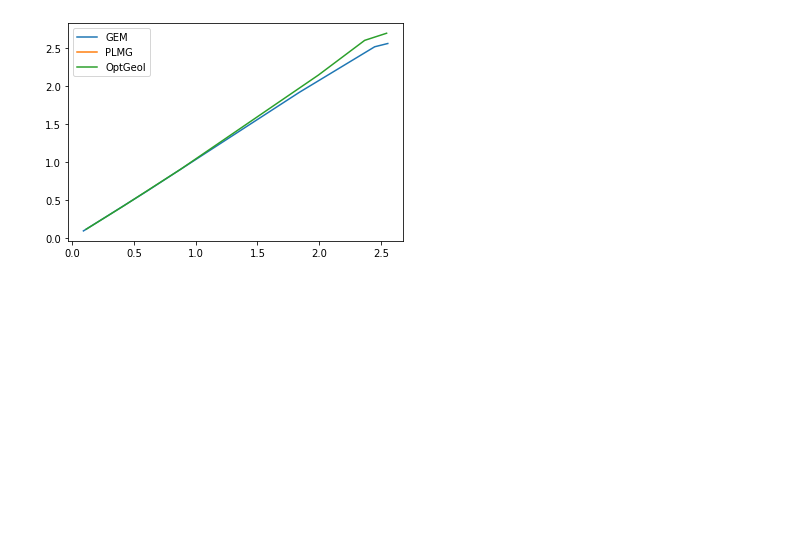
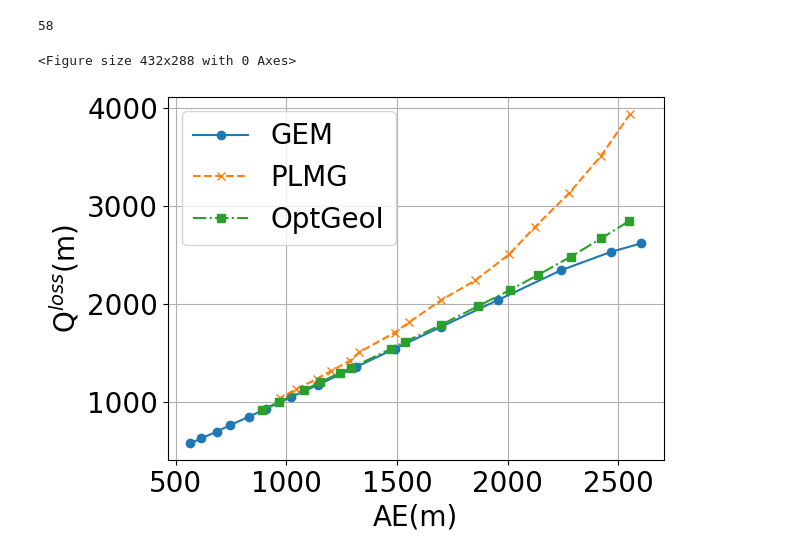
Before and after one commit to tkgsn/GeoGI, a Jupyter notebook: visualize.ipynb, the cells around one changed output. Cells and saved outputs as stored; diff of their text form; code cells hidden in the pictures; blank space fills up the shorter version.

```diff
--- a/visualize.ipynb
+++ b/visualize.ipynb
@@ -28,5 +87,10 @@ def plot(location):
+# %%
+len(G.nodes)
+# %% [output]
+58
 # %%
-plot("Akita")
+plot_ae_sql("Akita")
 # %% [output]
+<Figure size 432x288 with 0 Axes>
-[figure, old version]
+[figure, new version]
 # %%
```
Also changed, not shown: parts of 7 cells of this notebook, 5 other files.
